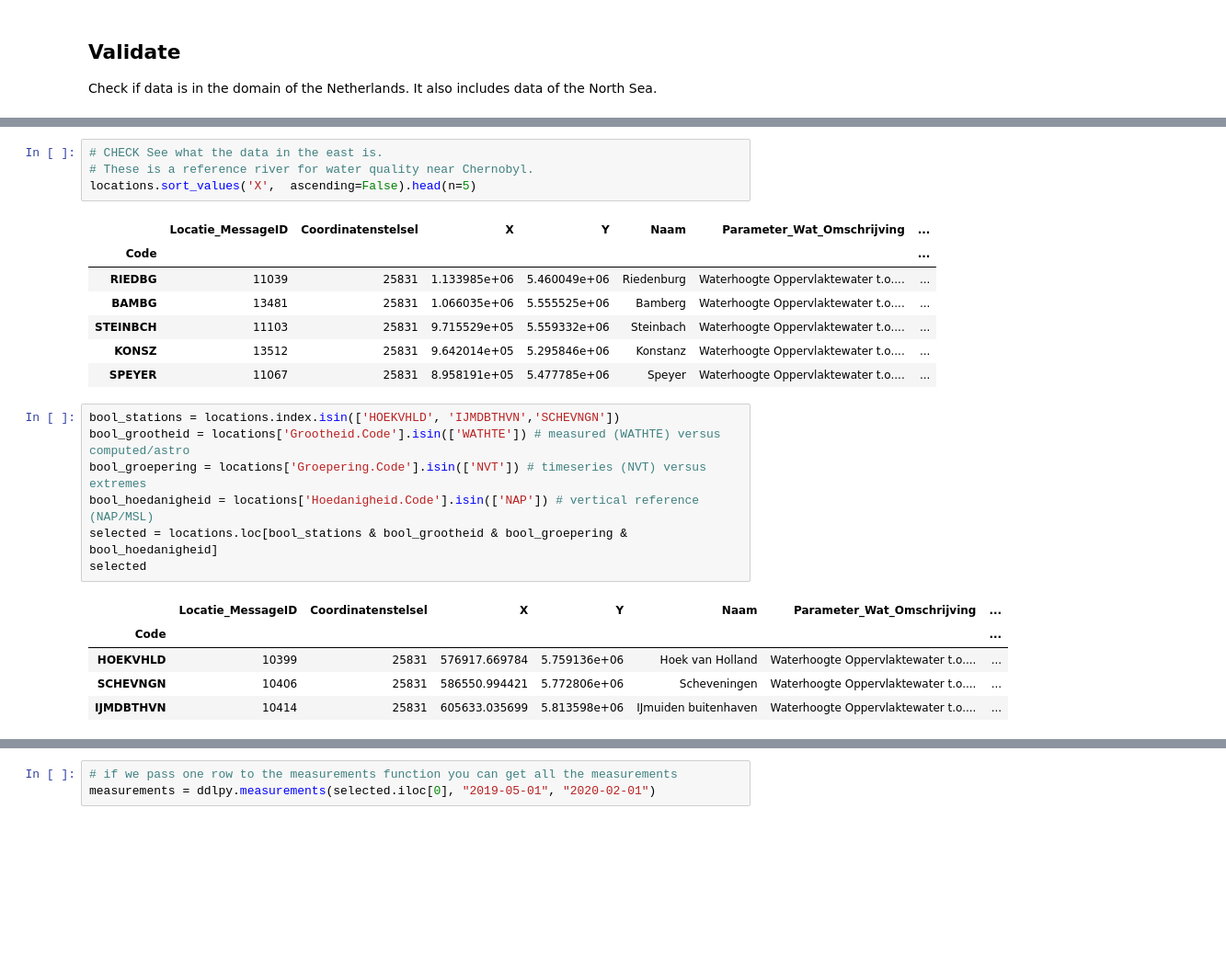
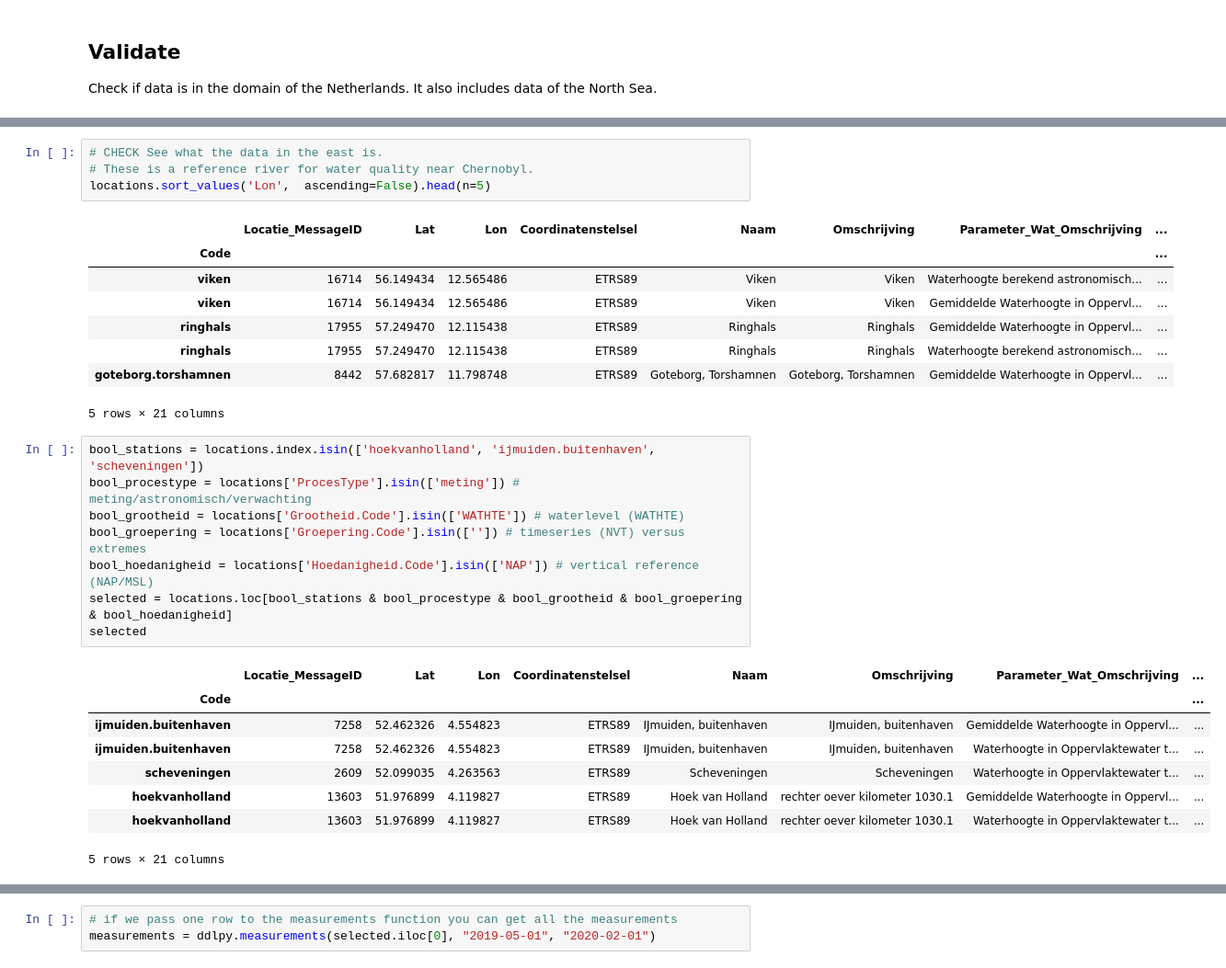
Before and after one commit to Deltares/ddlpy, a Jupyter notebook: docs/notebooks/measurements.ipynb, the cells around one changed output, grey strips where cells are left out. Shown: that part at 92% size. Saved outputs shown, nothing was run; the diff lists cells and outputs as text; blank space fills up the shorter version.

```diff
--- a/docs/notebooks/measurements.ipynb
+++ b/docs/notebooks/measurements.ipynb
@@ -42,28 +43,33 @@ ax.plot(locations.X, locations.Y, 'k.')
 # %%
 # CHECK See what the data in the east is.
 # These is a reference river for water quality near Chernobyl.
-locations.sort_values('X',  ascending=False).head(n=5)
+locations.sort_values('Lon',  ascending=False).head(n=5)
 # %% [output]
-|  | Locatie_MessageID | Coordinatenstelsel | X | Y | Naam | Parameter_Wat_Omschrijving | ... |
-| Code |  |  |  |  |  |  | ... |
-| RIEDBG | 11039 | 25831 | 1.133985e+06 | 5.460049e+06 | Riedenburg | Waterhoogte Oppervlaktewater t.o.... | ... |
-| BAMBG | 13481 | 25831 | 1.066035e+06 | 5.555525e+06 | Bamberg | Waterhoogte Oppervlaktewater t.o.... | ... |
-| STEINBCH | 11103 | 25831 | 9.715529e+05 | 5.559332e+06 | Steinbach | Waterhoogte Oppervlaktewater t.o.... | ... |
-| KONSZ | 13512 | 25831 | 9.642014e+05 | 5.295846e+06 | Konstanz | Waterhoogte Oppervlaktewater t.o.... | ... |
-| SPEYER | 11067 | 25831 | 8.958191e+05 | 5.477785e+06 | Speyer | Waterhoogte Oppervlaktewater t.o.... | ... |
+|  | Locatie_MessageID | Lat | Lon | Coordinatenstelsel | Naam | Omschrijving | Parameter_Wat_Omschrijving | ... |
+| Code |  |  |  |  |  |  |  | ... |
+| viken | 16714 | 56.149434 | 12.565486 | ETRS89 | Viken | Viken | Waterhoogte berekend astronomisch... | ... |
+| viken | 16714 | 56.149434 | 12.565486 | ETRS89 | Viken | Viken | Gemiddelde Waterhoogte in Oppervl... | ... |
+| ringhals | 17955 | 57.249470 | 12.115438 | ETRS89 | Ringhals | Ringhals | Gemiddelde Waterhoogte in Oppervl... | ... |
+| ringhals | 17955 | 57.249470 | 12.115438 | ETRS89 | Ringhals | Ringhals | Waterhoogte berekend astronomisch... | ... |
+| goteborg.torshamnen | 8442 | 57.682817 | 11.798748 | ETRS89 | Goteborg, Torshamnen | Goteborg, Torshamnen | Gemiddelde Waterhoogte in Oppervl... | ... |
+5 rows × 21 columns
 # %%
-bool_stations = locations.index.isin(['HOEKVHLD', 'IJMDBTHVN','SCHEVNGN'])
-bool_grootheid = locations['Grootheid.Code'].isin(['WATHTE']) # measured (WATHTE) versus computed/astro
-bool_groepering = locations['Groepering.Code'].isin(['NVT']) # timeseries (NVT) versus extremes
+bool_stations = locations.index.isin(['hoekvanholland', 'ijmuiden.buitenhaven', 'scheveningen'])
+bool_procestype = locations['ProcesType'].isin(['meting']) # meting/astronomisch/verwachting
+bool_grootheid = locations['Grootheid.Code'].isin(['WATHTE']) # waterlevel (WATHTE)
+bool_groepering = locations['Groepering.Code'].isin(['']) # timeseries (NVT) versus extremes
 bool_hoedanigheid = locations['Hoedanigheid.Code'].isin(['NAP']) # vertical reference (NAP/MSL)
-selected = locations.loc[bool_stations & bool_grootheid & bool_groepering & bool_hoedanigheid]
+selected = locations.loc[bool_stations & bool_procestype & bool_grootheid & bool_groepering & bool_hoedanigheid]
 selected
 # %% [output]
-|  | Locatie_MessageID | Coordinatenstelsel | X | Y | Naam | Parameter_Wat_Omschrijving | ... |
-| Code |  |  |  |  |  |  | ... |
-| HOEKVHLD | 10399 | 25831 | 576917.669784 | 5.759136e+06 | Hoek van Holland | Waterhoogte Oppervlaktewater t.o.... | ... |
-| SCHEVNGN | 10406 | 25831 | 586550.994421 | 5.772806e+06 | Scheveningen | Waterhoogte Oppervlaktewater t.o.... | ... |
-| IJMDBTHVN | 10414 | 25831 | 605633.035699 | 5.813598e+06 | IJmuiden buitenhaven | Waterhoogte Oppervlaktewater t.o.... | ... |
+|  | Locatie_MessageID | Lat | Lon | Coordinatenstelsel | Naam | Omschrijving | Parameter_Wat_Omschrijving | ... |
+| Code |  |  |  |  |  |  |  | ... |
+| ijmuiden.buitenhaven | 7258 | 52.462326 | 4.554823 | ETRS89 | IJmuiden, buitenhaven | IJmuiden, buitenhaven | Gemiddelde Waterhoogte in Oppervl... | ... |
+| ijmuiden.buitenhaven | 7258 | 52.462326 | 4.554823 | ETRS89 | IJmuiden, buitenhaven | IJmuiden, buitenhaven | Waterhoogte in Oppervlaktewater t... | ... |
+| scheveningen | 2609 | 52.099035 | 4.263563 | ETRS89 | Scheveningen | Scheveningen | Waterhoogte in Oppervlaktewater t... | ... |
+| hoekvanholland | 13603 | 51.976899 | 4.119827 | ETRS89 | Hoek van Holland | rechter oever kilometer 1030.1 | Gemiddelde Waterhoogte in Oppervl... | ... |
+| hoekvanholland | 13603 | 51.976899 | 4.119827 | ETRS89 | Hoek van Holland | rechter oever kilometer 1030.1 | Waterhoogte in Oppervlaktewater t... | ... |
+5 rows × 21 columns
 # %%
 names = 'uit de kust'
 selected = locations[locations.Naam.str.contains(names)].head()
```
Also changed, not shown: parts of 9 cells of this notebook, 2 other files.
